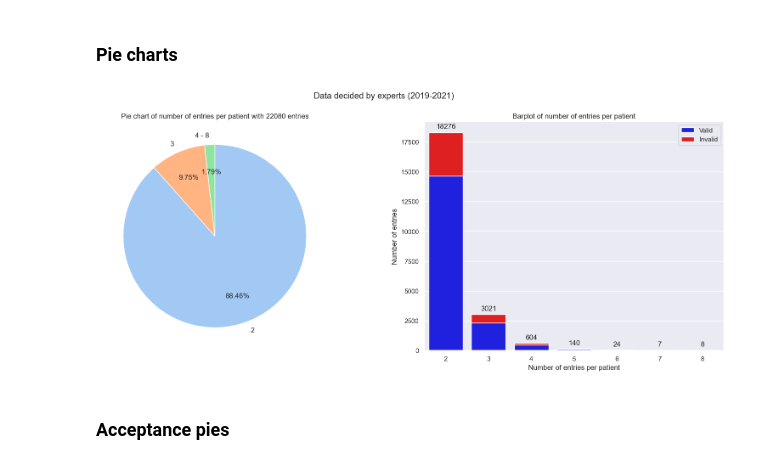
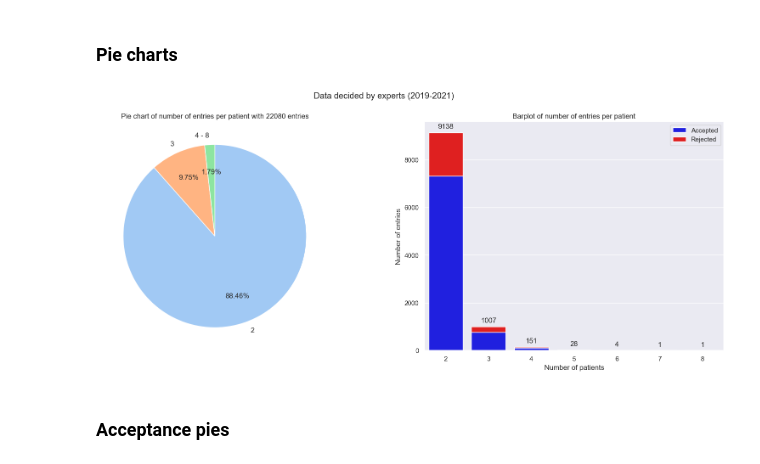
Before and after one commit to RationAI/NOR-cleaner, a Jupyter notebook: data_analysis/data_analysis_features.ipynb, the cells around one changed output. Saved outputs shown, nothing was run; the diff lists cells and outputs as text; code cells hidden in the pictures.

Commit message:
update: bar chart plot

```diff
--- a/data_analysis/data_analysis_features.ipynb
+++ b/data_analysis/data_analysis_features.ipynb
@@ -685,6 +685,8 @@ def entry_bar_plot(data: pd.DataFrame, ax: plt.Axes | None = None) -> None:
         _, ax = plt.subplots(figsize=(10, 8))
 
     count_df = get_data_grouped_by_count(data)
+    for col in ["sum", "correct", "incorrect"]:
+        count_df[col] = count_df[col] / count_df.index
 
     ax.set_title("Barplot of number of entries per patient")
     sns.barplot(
@@ -717,7 +719,7 @@ def entry_bar_plot(data: pd.DataFrame, ax: plt.Axes | None = None) -> None:
         y=count_df["correct"],
         color="blue",
         ax=ax,
-        label="Valid",
+        label="Accepted",
     )
 
     # Draw upper bars
@@ -728,11 +730,11 @@ def entry_bar_plot(data: pd.DataFrame, ax: plt.Axes | None = None) -> None:
         bottom=count_df["correct"],
         color="red",
         ax=ax,
-        label="Invalid",
+        label="Rejected",
     )
 
     # Set y title
-    ax.set_xlabel("Number of entries per patient")
+    ax.set_xlabel("Number of patients")
     ax.set_ylabel("Number of entries")
 
 
@@ -776,35 +778,35 @@ def pie_chart_plot(
     ax.set_title(
         f"Percentage of patients with respect to number of entries per patient"
     )
 
     if title is not None:
         ax.set_title(title)
 
 
 def entry_pie_chart_bar_plot(
     data: pd.DataFrame, title: str | None = None
 ) -> None:
 
     fig, axes = plt.subplots(figsize=(20, 7), nrows=1, ncols=2)
 
     # Set title of the figure
     if title is not None:
         fig.suptitle(title)
 
     entry_bar_plot(data, ax=axes[1])
     pie_chart_plot(
         data,
         ax=axes[0],
         title=f"Pie chart of number of entries per patient with {len(data)} entries",
     )
 
 
-# entry_bar_plot(data_by4expert)
 entry_pie_chart_bar_plot(
     data_ready_only_algo_filtered, title="Data decided by experts (2019-2021)"
 )
+# entry_bar_plot(data_ready_only_algo_filtered)
 # %% [output]
-[figure, old version]
+[figure, new version]
 # %% [markdown]
 ### Acceptance pies
 # %%
```
Also changed, not shown: parts of 1 cell of this notebook.
